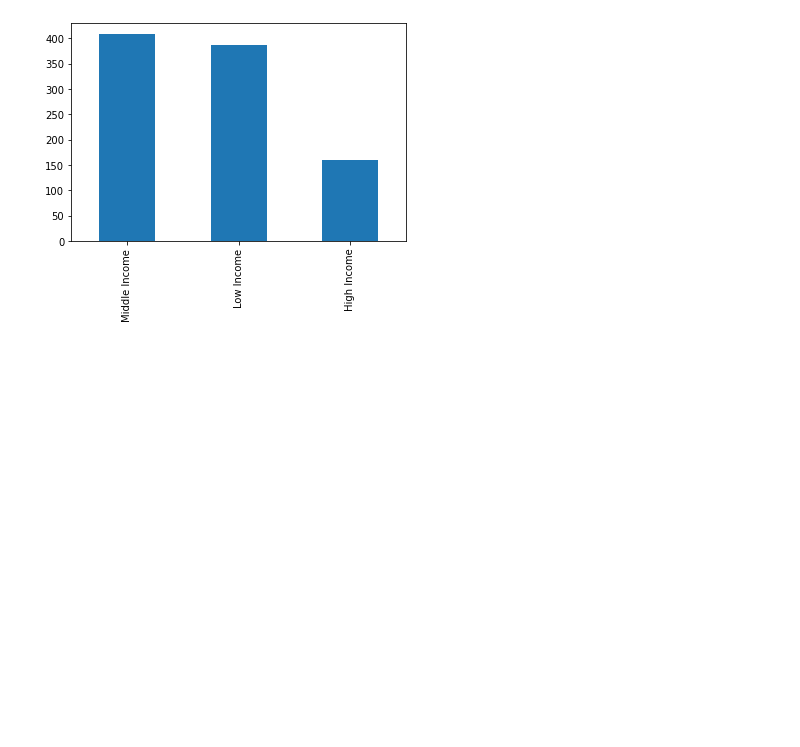
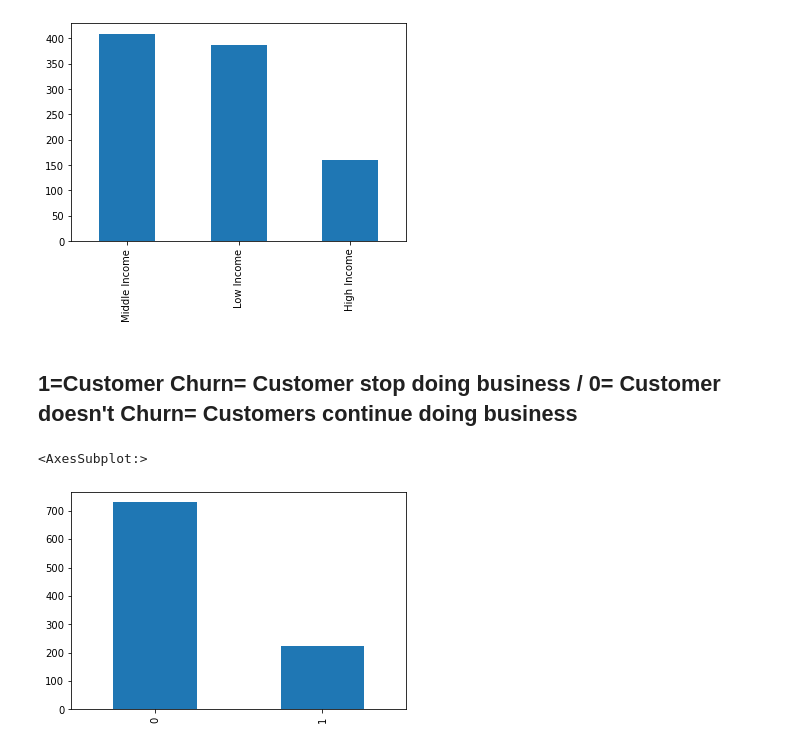
Before and after one commit to imrodz18/finalproject, a Jupyter notebook: Notebooks/Ines Final Project.ipynb, the cells around one changed output. Cells and saved outputs as stored; diff of their text form; code cells hidden in the pictures; blank space fills up the shorter version.

```diff
--- a/Notebooks/Ines Final Project.ipynb
+++ b/Notebooks/Ines Final Project.ipynb
@@ -236,5 +190,10 @@ Customertravel['IncomeLevel'].value_counts().plot(kind='bar')
 # %% [output]
 <AxesSubplot:>
 [figure]
+# %% [markdown]
+## 1=Customer Churn= Customer stop doing business  / 0= Customer doesn't Churn= Customers continue doing business
 # %%
-CustomerIncomeLev = Customertravel
+Customertravel['Churn'].value_counts().plot(kind='bar')
+# %% [output]
+<AxesSubplot:>
+[figure, added]
```
Also changed, not shown: parts of 7 cells of this notebook.
